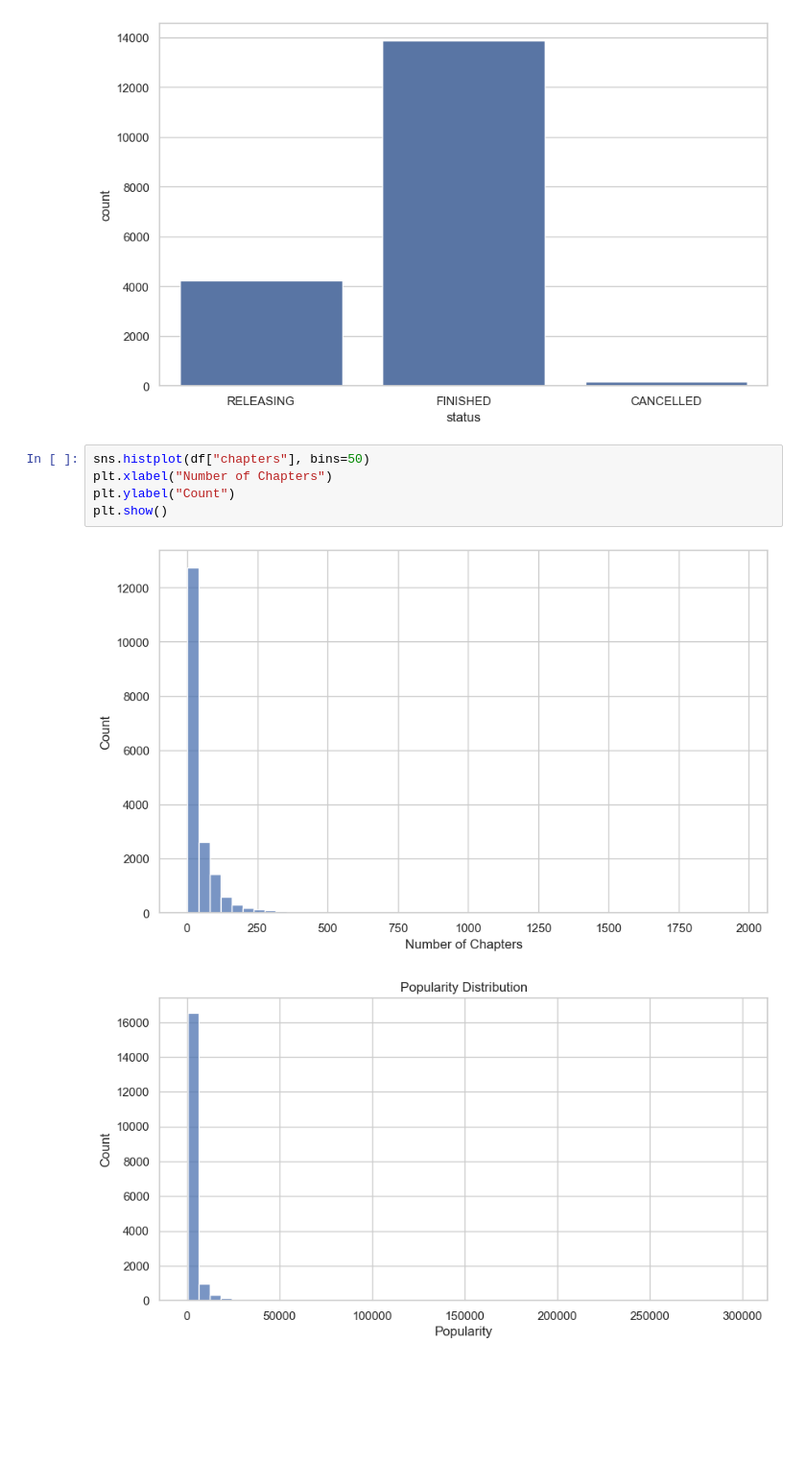
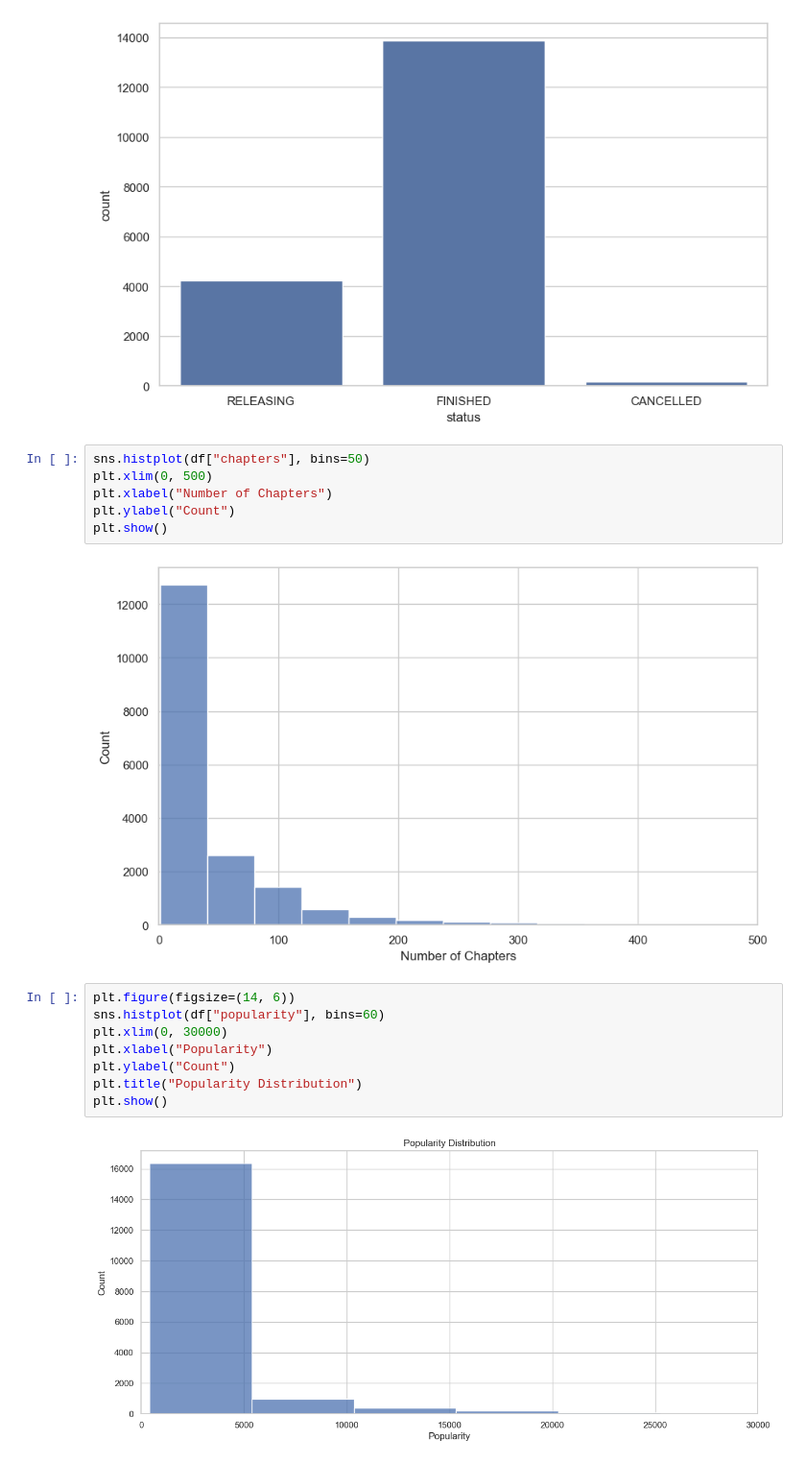
Before and after one commit to rslwnyx/Webtoon_Reccomendation, a Jupyter notebook: notebooks/eda.ipynb, the cells around one changed output. Shown at 96% size. Drawn from its saved outputs; the diff is of its cells as text; blank space fills up the shorter version.

```diff
--- a/notebooks/eda.ipynb
+++ b/notebooks/eda.ipynb
@@ -159,11 +158,19 @@ sns.countplot(data=df, x="status")
 [figure]
 # %%
 sns.histplot(df["chapters"], bins=50)
+plt.xlim(0, 500)
 plt.xlabel("Number of Chapters")
 plt.ylabel("Count")
 plt.show()
 # %% [output]
-[figure, old version]
+[figure, new version]
 # %%
+plt.figure(figsize=(14, 6))
+sns.histplot(df["popularity"], bins=60)
+plt.xlim(0, 30000)
+plt.xlabel("Popularity")
+plt.ylabel("Count")
+plt.title("Popularity Distribution")
+plt.show()
 # %% [output]
-[figure, old version]
+[figure, new version]
```
Also changed, not shown: parts of 4 cells of this notebook.
